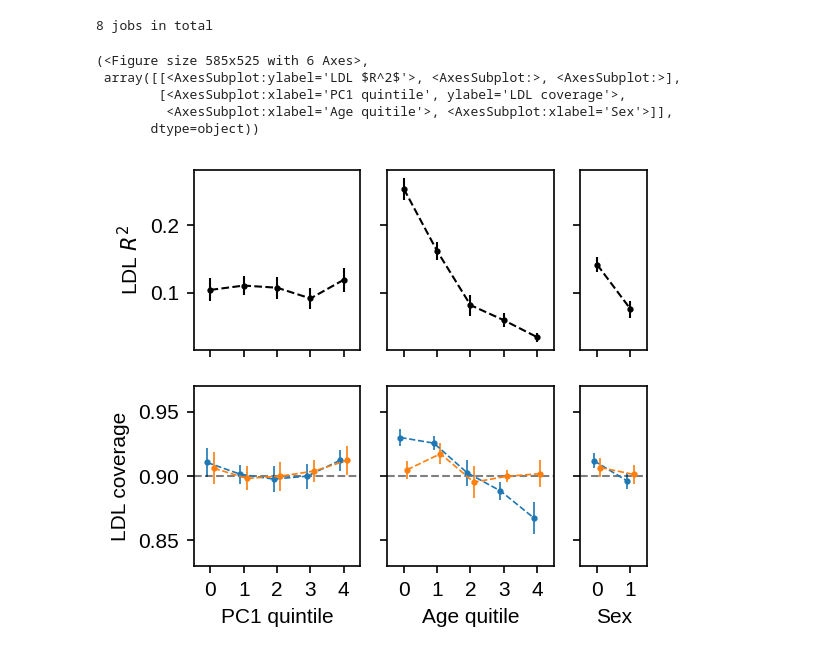
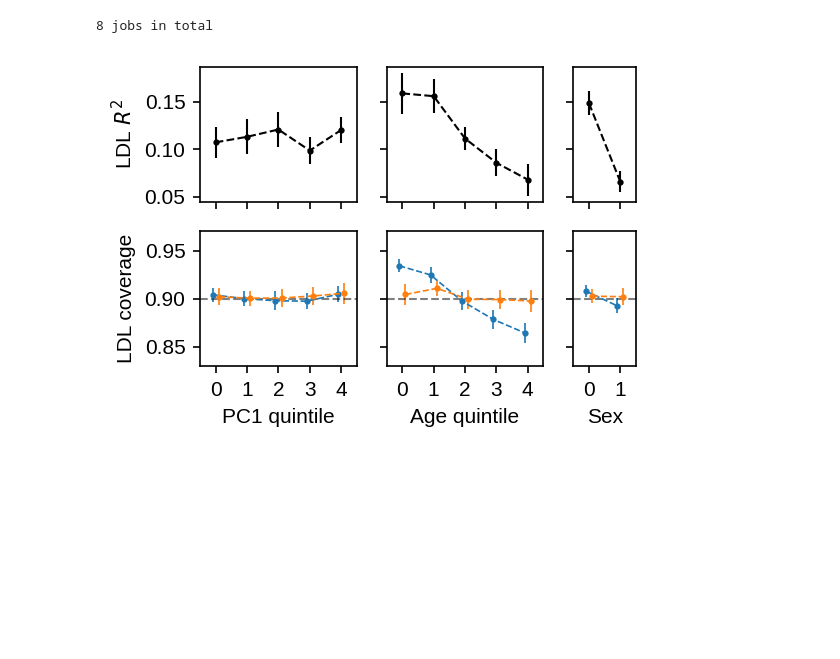
Before and after one commit to KangchengHou/calpred-manuscript, a Jupyter notebook: experiments/calibrate/03-summarize.ipynb, the cells around one changed output. Cells and saved outputs as stored; diff of their text form; code cells hidden in the pictures; blank space fills up the shorter version.

Commit message:
sync experiments

```diff
--- a/experiments/calibrate/03-summarize.ipynb
+++ b/experiments/calibrate/03-summarize.ipynb
@@ -32,6 +32,7 @@ def plot_figure(
     xlabel_map: Dict,
     ylim_r2: List = None,
     ylim_cov: List = None,
+    figsize=None,
 ):
     """
     Plot the figure for both R2 and coverage
@@ -49,8 +50,11 @@ def plot_figure(
 
     """
     width_ratios = [dict_r2[x].shape[1] for x in xlabels]
+    if figsize is None:
+        figsize = (0.3 * sum(width_ratios) + 0.1 * len(width_ratios), 3.5)
+        print("Default figsize:", figsize)
     fig, axes = plt.subplots(
-        figsize=(0.3 * sum(width_ratios) + 0.1 * len(width_ratios), 3.5),
+        figsize=figsize,
         dpi=150,
         nrows=2,
         ncols=len(xlabels),
@@ -180,17 +193,19 @@ jobs = executor.map_array(
 # %% [output]
 8 jobs in total
 # %%
-trait = "LDL"
-indiv_group = "white"
+trait, indiv_group = "height", "other"
+trait, indiv_group = "LDL", "white"
 # %%
 EXPERIMENT_PREFIX = ""
 # EXPERIMENT_PREFIX = "OLD-0627"
 # %%
 df_predint_none = pd.read_csv(
-    f"out/{EXPERIMENT_PREFIX}/summary/{trait}-{indiv_group}.none.tsv", sep="\t"
+    f"out/{EXPERIMENT_PREFIX}/summary/{trait}-{indiv_group}.mean.tsv",
+    sep="\t",
 )
 df_predint_all = pd.read_csv(
-    f"out/{EXPERIMENT_PREFIX}/summary/{trait}-{indiv_group}.all.tsv", sep="\t"
+    f"out/{EXPERIMENT_PREFIX}/summary/{trait}-{indiv_group}.mean+var.tsv",
+    sep="\t",
 )
 # %%
 dict_r2 = {
@@ -218,24 +233,22 @@ for g in dict_r2:
         1, len(dict_r2[g].columns) + 1
     ).astype(str)
 # %%
-plot_figure(
+fig, axes = plot_figure(
     dict_r2=dict_r2,
     dict_cov1=dict_cov1,
     dict_cov2=dict_cov2,
     trait=trait,
     xlabels=["PC1", "AGE", "SEX"],
     xlabel_map={
         "pred": "PGS",
         "PC1": "PC1 quintile",
-        "AGE": "Age quitile",
+        "AGE": "Age quintile",
         "SEX": "Sex",
     },
     ylim_cov=[0.83, 0.97],
+    figsize=(3.8, 2.7),
 )
+fig.tight_layout()
+# fig.savefig(f"results/{trait}-{indiv_group}.pdf", bbox_inches="tight")
 # %% [output]
-(<Figure size 585x525 with 6 Axes>,
- array([[<AxesSubplot:ylabel='LDL $R^2$'>, <AxesSubplot:>, <AxesSubplot:>],
-        [<AxesSubplot:xlabel='PC1 quintile', ylabel='LDL coverage'>,
-         <AxesSubplot:xlabel='Age quitile'>, <AxesSubplot:xlabel='Sex'>]],
-       dtype=object))
-[figure, old version]
+[figure, new version]
```
Also changed, not shown: parts of 2 cells of this notebook, 9 other files.
